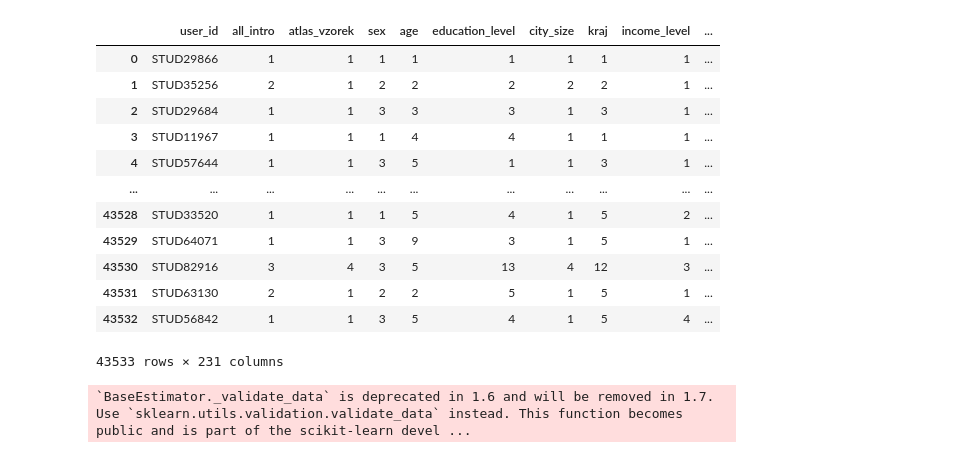
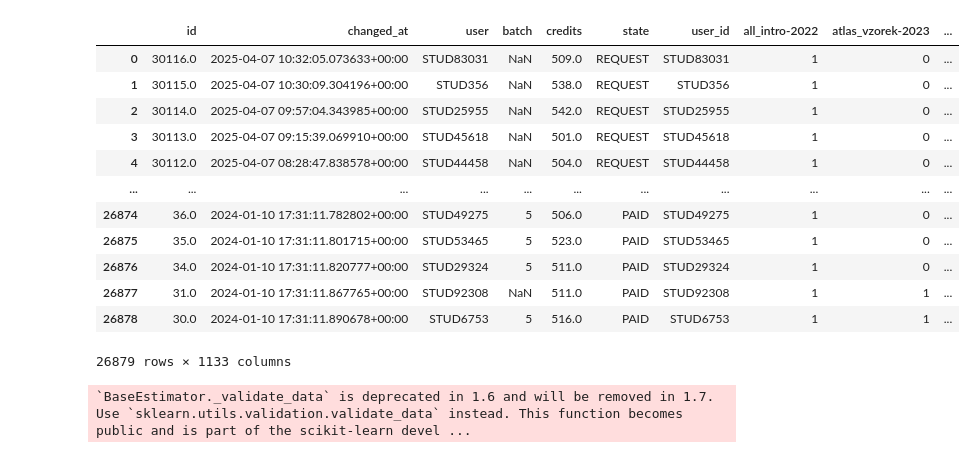
Before and after one commit to vuva00/DP-DataEight, a Jupyter notebook: sandbox/modeling_filip.ipynb, the cells around one changed output. Cells and saved outputs as stored; diff of their text form; code cells hidden in the pictures.

```diff
--- a/sandbox/modeling_filip.ipynb
+++ b/sandbox/modeling_filip.ipynb
@@ -56,18 +17,0 @@ list(df_atlas.columns)
-# %%
-from collections import defaultdict
-
-grouped_cols = defaultdict(dict)
-
-for col in df_atlas.columns:
-    if "-" in col:
-        group, key = col.split('-', 1)
-        grouped_cols[group][key] = col
-    else:
-        grouped_cols[col][col] = col
-
-structured_data = []
-for _, row in df_atlas.iterrows():
-    entry = {}
-    for group, mapping in grouped_cols.items():
-        entry[group] = [key for key, col in mapping.items() if row[col] == 1]
-    structured_data.append(entry)
@@ -112,36 +18,5 @@ df_test3
-# %%
-mapping_dicts = {}
-
-for col in df_test3.columns:
-    if col == 'user_id':
-        continue
-
-    # Convert lists to tuples to make them hashable (dict keys)
-    unique_lists = df_test3[col].apply(lambda x: tuple(sorted(x))).unique()
-
-    # Create mapping: list → ID
-    mapping_dicts[col] = {lst: idx + 1 for idx, lst in enumerate(unique_lists)}
-
-    # Apply mapping
-    df_test3[col] = df_test3[col].apply(lambda x: mapping_dicts[col][tuple(sorted(x))])
-# %%
-df_test3
-# %% [output]
-|  | user_id | all_intro | atlas_vzorek | sex | age | education_level | city_size | kraj | income_level | ... |
-| 0 | STUD29866 | 1 | 1 | 1 | 1 | 1 | 1 | 1 | 1 | ... |
-| 1 | STUD35256 | 2 | 1 | 2 | 2 | 2 | 2 | 2 | 1 | ... |
-| 2 | STUD29684 | 1 | 1 | 3 | 3 | 3 | 1 | 3 | 1 | ... |
-| 3 | STUD11967 | 1 | 1 | 1 | 4 | 4 | 1 | 1 | 1 | ... |
-| 4 | STUD57644 | 1 | 1 | 3 | 5 | 1 | 1 | 3 | 1 | ... |
-| ... | ... | ... | ... | ... | ... | ... | ... | ... | ... | ... |
-| 43528 | STUD33520 | 1 | 1 | 1 | 5 | 4 | 1 | 5 | 2 | ... |
-| 43529 | STUD64071 | 1 | 1 | 3 | 9 | 3 | 1 | 5 | 1 | ... |
-| 43530 | STUD82916 | 3 | 4 | 3 | 5 | 13 | 4 | 12 | 3 | ... |
-| 43531 | STUD63130 | 2 | 1 | 2 | 2 | 5 | 1 | 5 | 1 | ... |
-| 43532 | STUD56842 | 1 | 1 | 3 | 5 | 4 | 1 | 5 | 4 | ... |
-43533 rows × 231 columns
 # %%
-df_merge_full = pd.merge(df_payments_cleaned, df_test3, how='inner', left_on='user', right_on='user_id')
+df_merge_full = pd.merge(df_payments_cleaned, df_atlas, how='inner', left_on='user', right_on='user_id')
 df_merge_full.rename(columns={'credits_x':'credits_payments', 'credits_y':'credits_credits'})
 df_merge_full = pd.get_dummies(df_merge_full, columns=['type'], drop_first=True)
 df_merge_full = df_merge_full.astype({col: int for col in df_merge_full.select_dtypes(include='bool').columns})
@@ -150,6 +25,22 @@ df_merge_full['month'] = df_merge_full['created_at'].dt.month
 df_merge_full['year'] = df_merge_full['created_at'].dt.year
 # %%
 df_merge_ml = df_merge_full.drop(columns=['created_at'])
+# %%
+df_merge_ml
+# %% [output]
+|  | id | changed_at | user | batch | credits | state | user_id | all_intro-2022 | atlas_vzorek-2023 | ... |
+| 0 | 30116.0 | 2025-04-07 10:32:05.073633+00:00 | STUD83031 | NaN | 509.0 | REQUEST | STUD83031 | 1 | 0 | ... |
+| 1 | 30115.0 | 2025-04-07 10:30:09.304196+00:00 | STUD356 | NaN | 538.0 | REQUEST | STUD356 | 1 | 0 | ... |
+| 2 | 30114.0 | 2025-04-07 09:57:04.343985+00:00 | STUD25955 | NaN | 542.0 | REQUEST | STUD25955 | 1 | 0 | ... |
+| 3 | 30113.0 | 2025-04-07 09:15:39.069910+00:00 | STUD45618 | NaN | 501.0 | REQUEST | STUD45618 | 1 | 0 | ... |
+| 4 | 30112.0 | 2025-04-07 08:28:47.838578+00:00 | STUD44458 | NaN | 504.0 | REQUEST | STUD44458 | 1 | 0 | ... |
+| ... | ... | ... | ... | ... | ... | ... | ... | ... | ... | ... |
+| 26874 | 36.0 | 2024-01-10 17:31:11.782802+00:00 | STUD49275 | 5 | 506.0 | PAID | STUD49275 | 1 | 0 | ... |
+| 26875 | 35.0 | 2024-01-10 17:31:11.801715+00:00 | STUD53465 | 5 | 523.0 | PAID | STUD53465 | 1 | 0 | ... |
+| 26876 | 34.0 | 2024-01-10 17:31:11.820777+00:00 | STUD29324 | 5 | 511.0 | PAID | STUD29324 | 1 | 0 | ... |
+| 26877 | 31.0 | 2024-01-10 17:31:11.867765+00:00 | STUD92308 | NaN | 511.0 | PAID | STUD92308 | 1 | 1 | ... |
+| 26878 | 30.0 | 2024-01-10 17:31:11.890678+00:00 | STUD6753 | 5 | 516.0 | PAID | STUD6753 | 1 | 1 | ... |
+26879 rows × 1133 columns
 # %%
 def get_split_values(df_merge_full, value:int):
     col_name = f'credits_{value}+'
```
Also changed, not shown: parts of 47 cells of this notebook, 1 other file.
